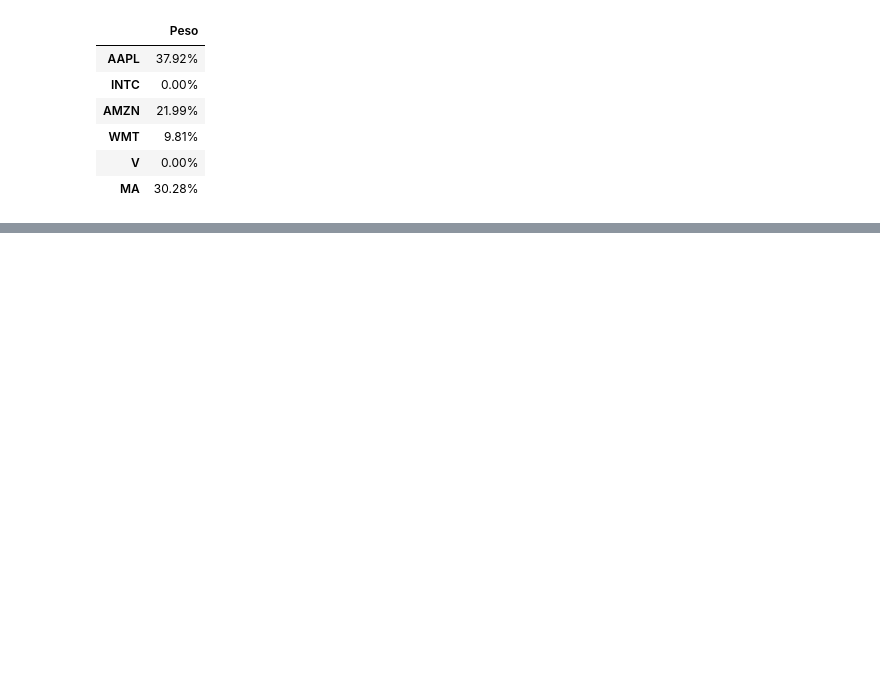
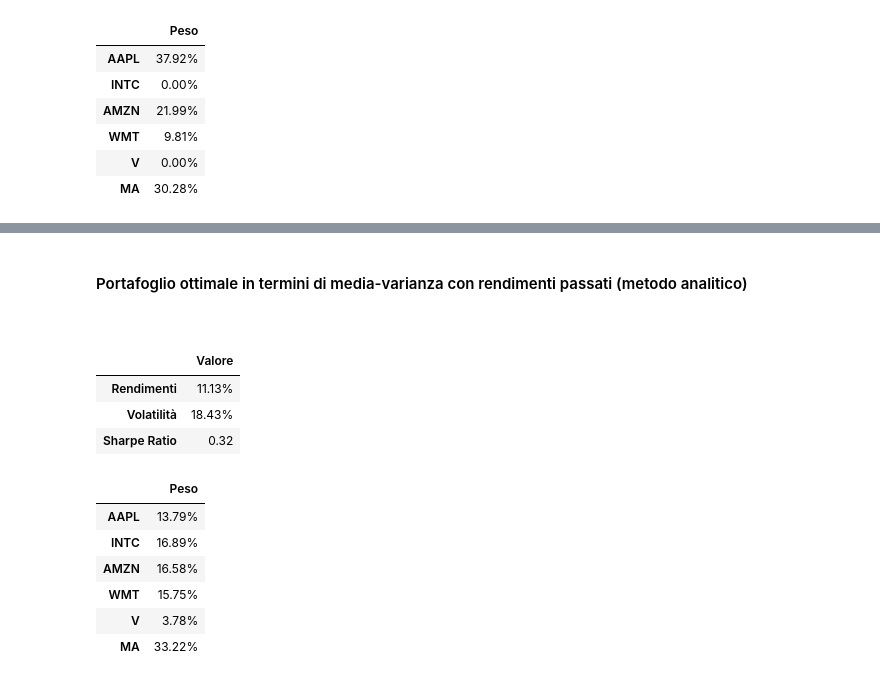
Before and after one commit to Pynci/business-intelligence, a Jupyter notebook: progetto/progetto.ipynb, the cells around one changed output, grey strips where cells are left out. Drawn from its saved outputs; the diff is of its cells as text; code cells hidden in the pictures; blank space fills up the shorter version.

```diff
--- a/progetto/progetto.ipynb
+++ b/progetto/progetto.ipynb
@@ -1213,0 +1219,7 @@ Portafoglio ottimale in termini di media-varianza con rendimenti passati (metodo
+# %%
+# Metodo analitico con rendimenti attesi
+range_ritorni_an = np.linspace(risultati_sim['Rendimenti'].min(), risultati_sim['Rendimenti'].max(), 100)
+portafogli_efficienti_an = prendi_frontiera_efficiente(rendimenti_attesi, matrice_covarianza, range_ritorni_an)
+volatilita_frontiera_efficiente_an = [port['fun'] for port in portafogli_efficienti_an]
+rendimenti_frontiera_efficiente_an = range_ritorni_an
+portafoglio_max_sr_an = trova_portafoglio_max_sharpe_analitico(rendimenti_attesi, matrice_covarianza, stima_rf)
@@ -1213,0 +1255,30 @@ Portafoglio ottimale in termini di media-varianza con rendimenti passati (metodo
+# %%
+# Performance del portafoglio ottimale (analitico)
+performance_an = {
+    'Valore': [f"{portafoglio_max_sr_an['Return']*100:.2f}%", f"{portafoglio_max_sr_an['Volatility']*100:.2f}%", f"{portafoglio_max_sr_an['Sharpe Ratio']:.2f}"]
+}
+dataframe_performance_an = pd.DataFrame(performance_an, index=['Rendimenti', 'Volatilità', 'Sharpe Ratio'])
+
+pesi_an = {
+    'Peso': [f"{100*y:.2f}%" for y in portafoglio_max_sr_an['Weights']]
+}
+dataframe_pesi_an = pd.DataFrame(pesi_an, index=tickers)
+
+
+
+display_html('<h4>Portafoglio ottimale in termini di media-varianza con rendimenti passati (metodo analitico)</h4><br>', raw=True)
+display(dataframe_performance_an)
+display(dataframe_pesi_an)
+# %% [output]
+Portafoglio ottimale in termini di media-varianza con rendimenti passati (metodo analitico)
+|  | Valore |
+| Rendimenti | 11.13% |
+| Volatilità | 18.43% |
+| Sharpe Ratio | 0.32 |
+|  | Peso |
+| AAPL | 13.79% |
+| INTC | 16.89% |
+| AMZN | 16.58% |
+| WMT | 15.75% |
+| V | 3.78% |
+| MA | 33.22% |
```
Also changed, not shown: parts of 7 cells of this notebook.
